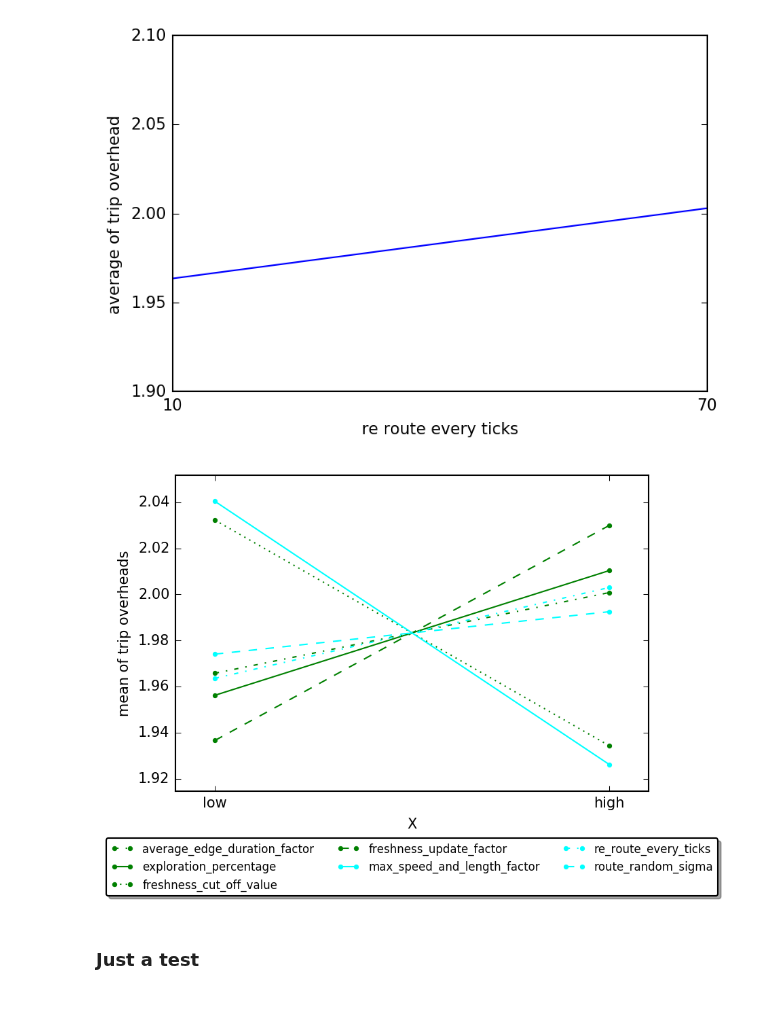
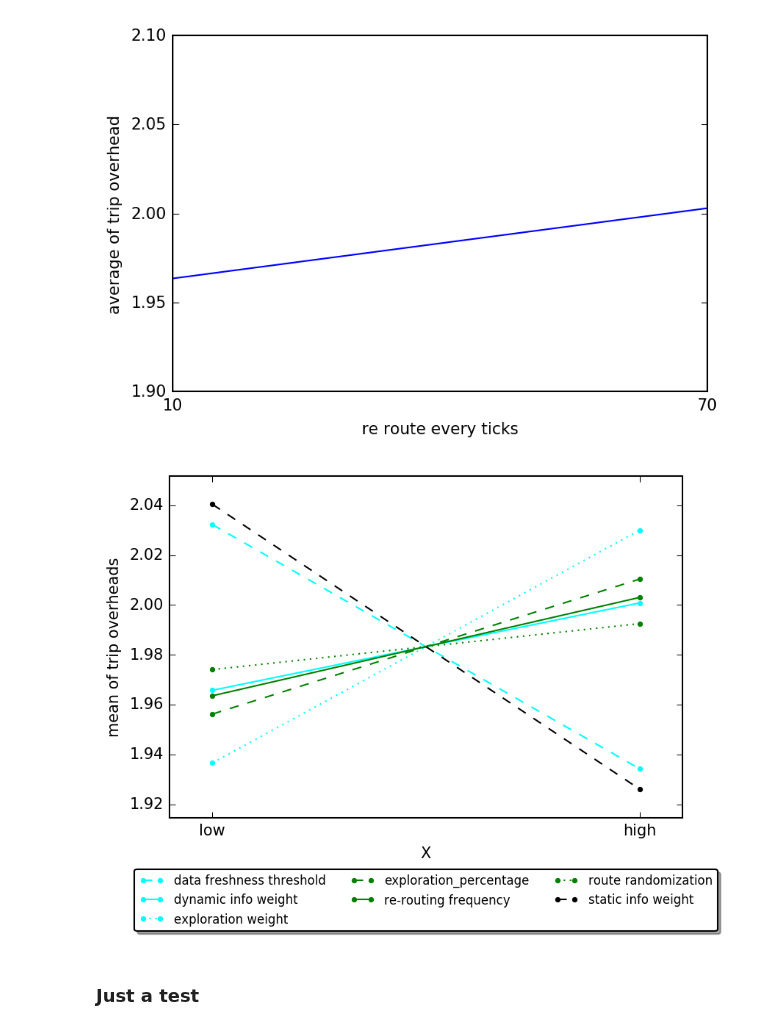
Before and after one commit to Starofall/RTX, a Jupyter notebook: analysis-anova-merged.ipynb, the cells around one changed output. Cells and saved outputs as stored; diff of their text form; code cells hidden in the pictures.

```diff
--- a/analysis-anova-merged.ipynb
+++ b/analysis-anova-merged.ipynb
@@ -300,6 +300,22 @@ import numpy as np
 import matplotlib.pyplot as plt
 import matplotlib as mpl
 mpl.rc("savefig", dpi=150)
+
+def get_id_for_knob2(knob):
+    if knob == "route_random_sigma":
+        return "route randomization"
+    if knob == "exploration_percentage":
+        return "exploration_percentage"
+    if knob == "max_speed_and_length_factor":
+        return "static info weight"
+    if knob == "average_edge_duration_factor":
+        return "dynamic info weight"
+    if knob == "freshness_update_factor":
+        return "exploration weight"
+    if knob == "freshness_cut_off_value":
+        return "data freshness threshold"
+    if knob == "re_route_every_ticks":
+        return "re-routing frequency"
 
 def get_normalized_list(knob_list):
     l = []
@@ -317,37 +333,37 @@ def get_normalized_list(knob_list):
         if knob_v == 0.3:
             l.append(1)
         if knob_v == 2.5:
             l.append(1)
         if knob_v == 20:
             l.append(1)
         if knob_v == 70:
             l.append(1)
         if knob_v == 700:
             l.append(1)
     return l
 
 all_knobs = []
 for knob_list in knobs.values():
     all_knobs += get_normalized_list(knob_list)
 
 all_traces = []
 for k in knobs.keys():
-    all_traces += [k.split(":")[0] for i in range(len(knobs[k]))]
+    all_traces += [get_id_for_knob2(k.split(":")[0]) for i in range(len(knobs[k]))]
 
 all_data = []
 for data_list in data.values():
     all_data += [d["overhead"] for d in data_list]
 
 
 fig = interaction_plot(all_knobs, all_traces, all_data,
-                       linestyles=['-.',  '-', ':',  '--',  '-','-.', '--',],
-                      colors=['green', 'green', 'green', 'green', 'cyan', 'cyan', 'cyan'])
+                       linestyles=['--',  '-', ':',  '--',  '-',':', '--',],
+                      colors=['cyan', 'cyan', 'cyan', 'green', 'green', 'green', 'black'])
 plt.legend(loc='lower center', bbox_to_anchor=(0.5, -.35), ncol=3, fancybox=True, shadow=True, prop={'size': 8})
 plt.ylabel('mean of trip overheads')
 plt.xticks([0,1], ["low", "high"])
 plt.show()
 # %% [output]
-[figure, old version]
+[figure, new version]
 # %% [markdown]
 ### Just a test
 # %%
```
Also changed, not shown: 5 other files.
